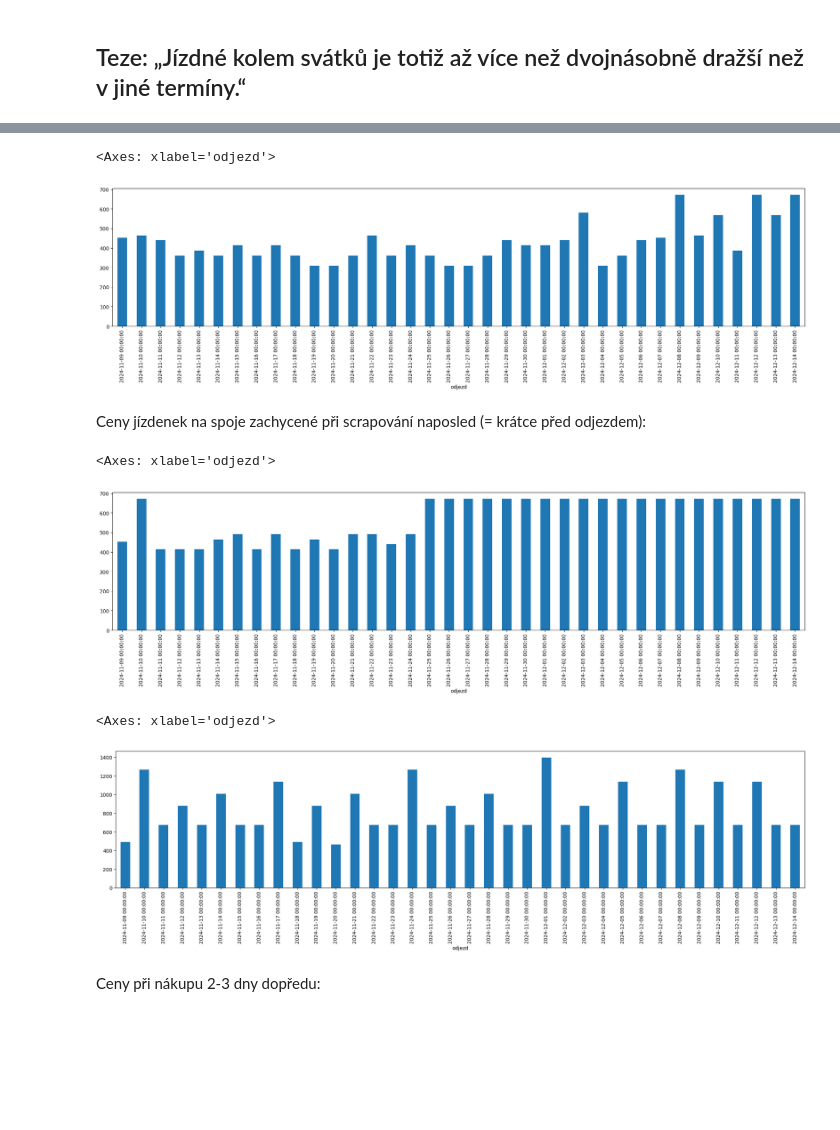
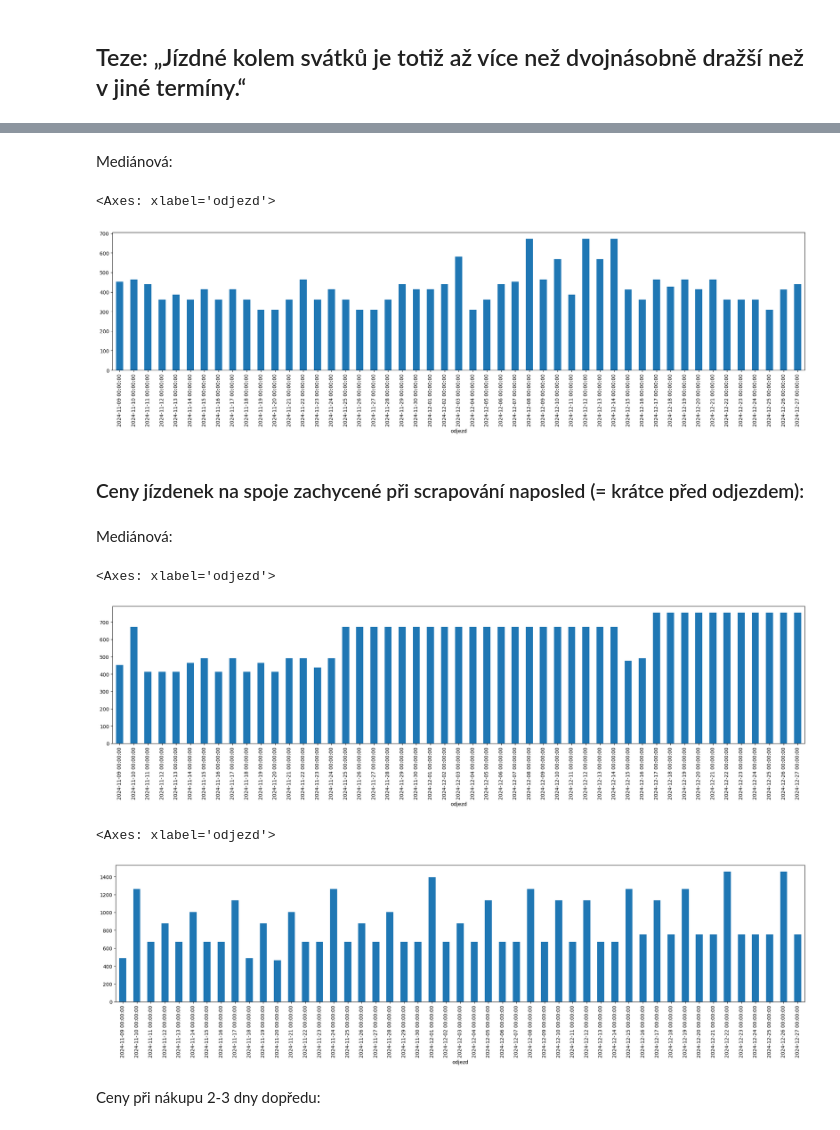
Before and after one commit to DataRozhlas/ceny-jizdenek, a Jupyter notebook: 116_vanocni_drazdany.ipynb, the cells around one changed output, grey strips where cells are left out. Saved outputs shown, nothing was run; the diff lists cells and outputs as text; code cells hidden in the pictures; blank space fills up the shorter version.

```diff
--- a/116_vanocni_drazdany.ipynb
+++ b/116_vanocni_drazdany.ipynb
@@ -28,20 +30,24 @@ df_prvni.groupby(pd.Grouper(key='odjezd', freq='D'))['cena'].max().plot.bar(figs
+# %% [markdown]
+Mediánová:
 # %%
-df_prvni[df_prvni['odjezd'] <= '2024-12-15'].groupby(pd.Grouper(key='odjezd', freq='D'))['cena'].median().plot.bar(figsize=(25,5))
+df_prvni[df_prvni['odjezd'] <= '2024-12-28'].groupby(pd.Grouper(key='odjezd', freq='D'))['cena'].median().plot.bar(figsize=(25,5))
 # %% [output]
 <Axes: xlabel='odjezd'>
-[figure, old version]
+[figure, new version]
 # %% [markdown]
-Ceny jízdenek na spoje zachycené při scrapování naposled (= krátce před odjezdem):
+### Ceny jízdenek na spoje zachycené při scrapování naposled (= krátce před odjezdem):
+# %% [markdown]
+Mediánová:
 # %%
-df_posledni[df_posledni['odjezd'] <= '2024-12-15'].groupby(pd.Grouper(key='odjezd', freq='D'))['cena'].median().plot.bar(figsize=(25,5))
+df_posledni[df_posledni['odjezd'] <= '2024-12-28'].groupby(pd.Grouper(key='odjezd', freq='D'))['cena'].median().plot.bar(figsize=(25,5))
 # %% [output]
 <Axes: xlabel='odjezd'>
-[figure, old version]
+[figure, new version]
 # %%
-df_posledni[df_posledni['odjezd'] <= '2024-12-15'].groupby(pd.Grouper(key='odjezd', freq='D'))['cena'].max().plot.bar(figsize=(25,5))
+df_posledni[df_posledni['odjezd'] <= '2024-12-28'].groupby(pd.Grouper(key='odjezd', freq='D'))['cena'].max().plot.bar(figsize=(25,5))
 # %% [output]
 <Axes: xlabel='odjezd'>
-[figure, old version]
+[figure, new version]
 # %% [markdown]
 Ceny při nákupu 2-3 dny dopředu:
 # %%
```
Also changed, not shown: parts of 7 cells of this notebook, 7 other files.
